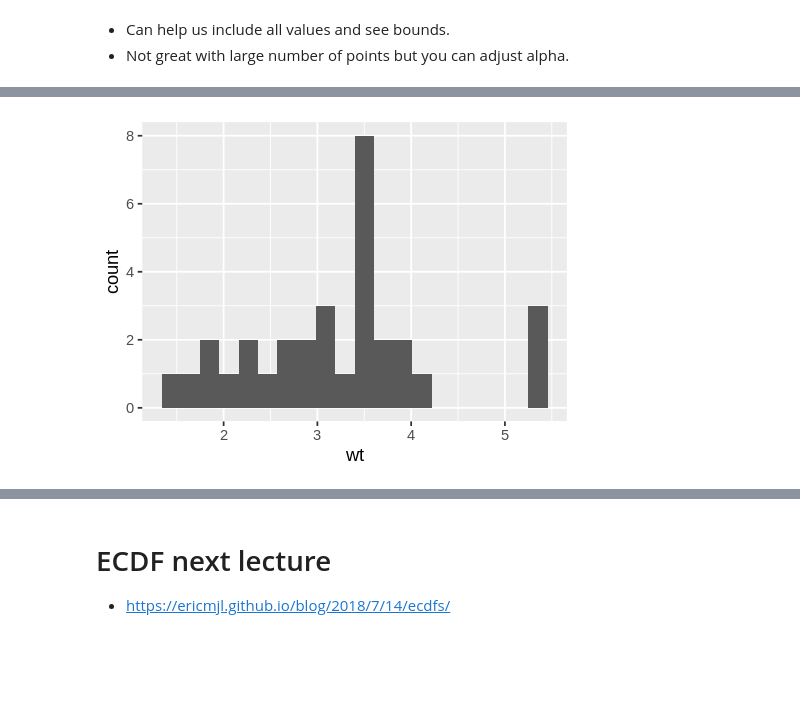
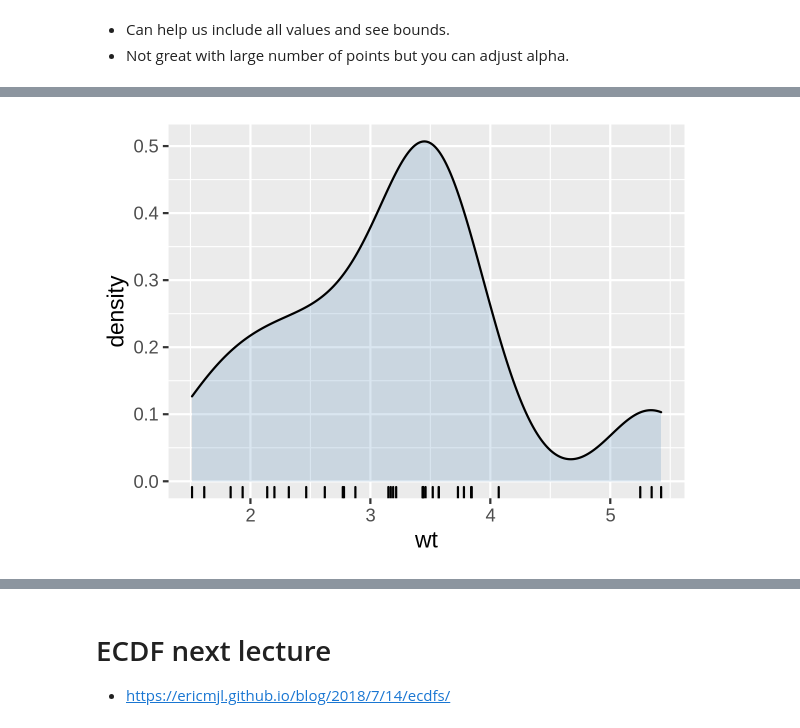
Before and after one commit to mcrzepka/BIOS512, a Jupyter notebook: Lectures/05_plotting_distributions.ipynb, the cells around one changed output, grey strips where cells are left out. Saved outputs shown, nothing was run; the diff lists cells and outputs as text; code cells hidden in the pictures; blank space fills up the shorter version.

Commit message:
More distribution plots

```diff
--- a/Lectures/05_plotting_distributions.ipynb
+++ b/Lectures/05_plotting_distributions.ipynb
@@ -148,7 +157,7 @@ We want to see the range of price...
 # %%
 p = ggplot(mtcars, aes(x = wt))
 
-p = p + geom_histogram(bins = 20)
-
+#p = p + geom_histogram(bins = 20)
+p = p + geom_density(bins = 20, fill='steelblue', alpha=0.2) + geom_rug()
 p
 # %% [output]
@@ -155 +166 @@ p
-[figure, old version]
+[figure, new version]
```
Also changed, not shown: parts of 10 cells of this notebook.
